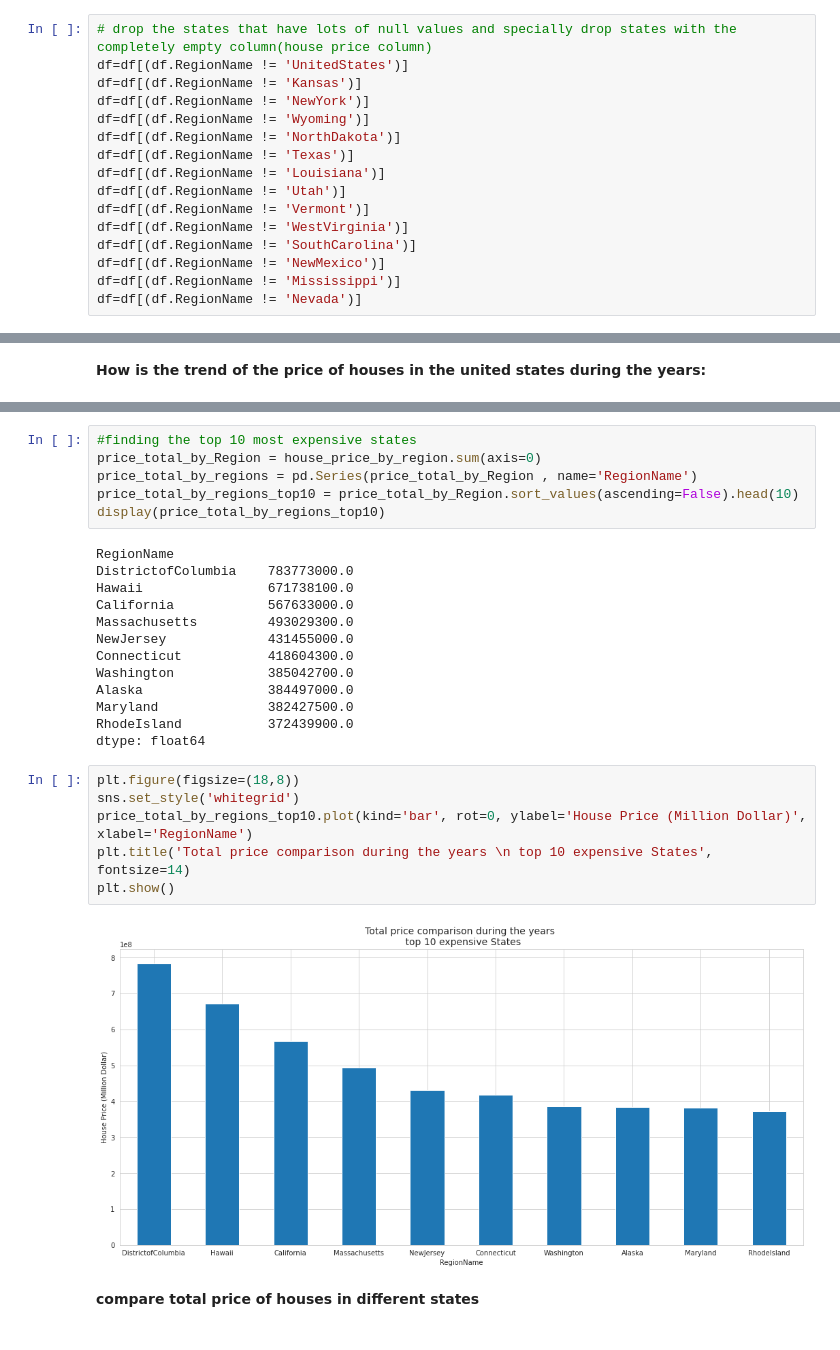
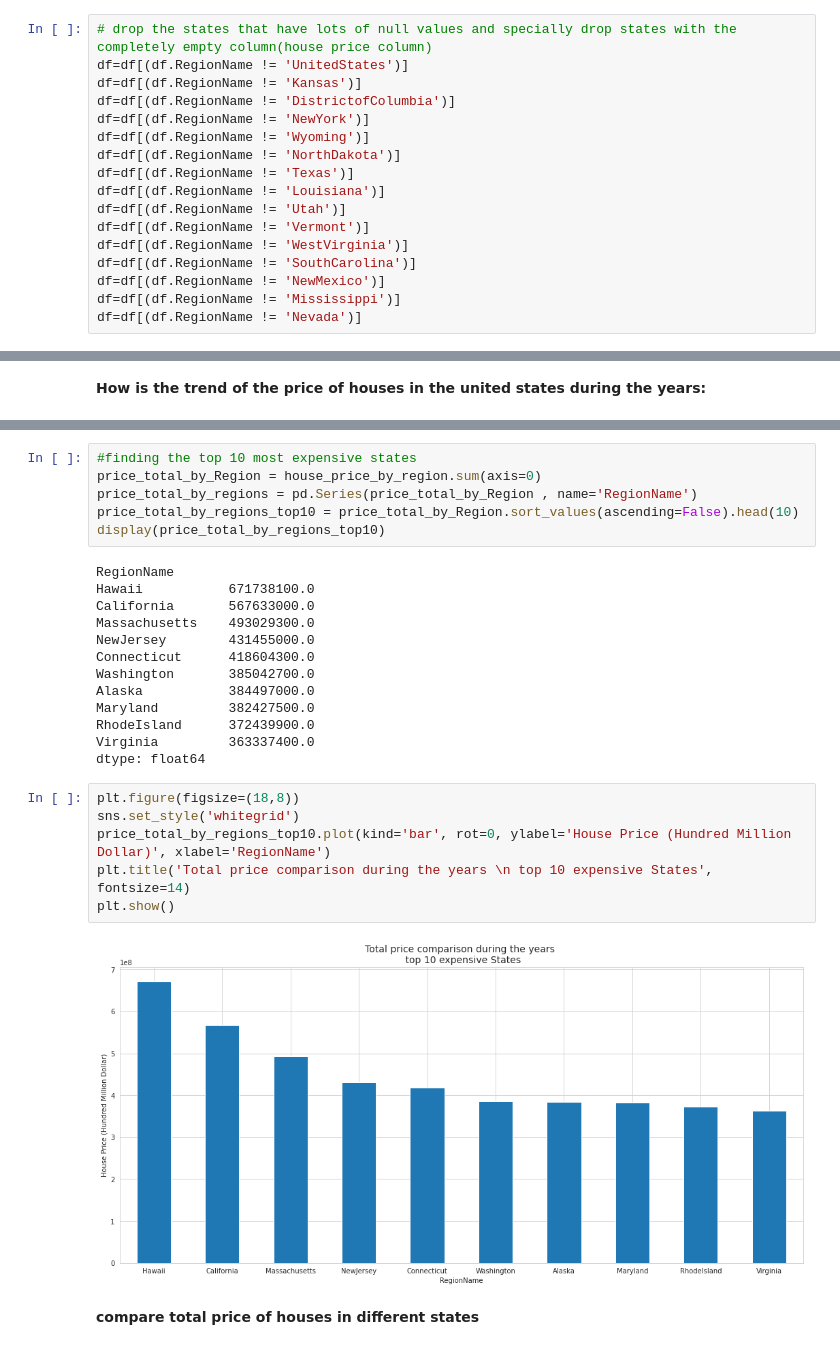
Before and after one commit to MaliheDahmardeh/state-house-price-analysis-SM, a Jupyter notebook: state-house-price-analysis.ipynb, the cells around one changed output, grey strips where cells are left out. Cells and saved outputs as stored; diff of their text form.

```diff
--- a/state-house-price-analysis.ipynb
+++ b/state-house-price-analysis.ipynb
@@ -176,6 +176,7 @@ a.groupby('RegionName').nunique()
 # drop the states that have lots of null values and specially drop states with the completely empty column(house price column)
 df=df[(df.RegionName != 'UnitedStates')]
 df=df[(df.RegionName != 'Kansas')]
+df=df[(df.RegionName != 'DistrictofColumbia')]
 df=df[(df.RegionName != 'NewYork')]
 df=df[(df.RegionName != 'Wyoming')]
 df=df[(df.RegionName != 'NorthDakota')]
@@ -700,25 +717,25 @@ price_total_by_regions_top10 = price_total_by_Region.sort_values(ascending=False
 display(price_total_by_regions_top10)
 # %% [output]
 RegionName
-DistrictofColumbia    783773000.0
-Hawaii                671738100.0
-California            567633000.0
-Massachusetts         493029300.0
-NewJersey             431455000.0
-Connecticut           418604300.0
-Washington            385042700.0
-Alaska                384497000.0
-Maryland              382427500.0
-RhodeIsland           372439900.0
+Hawaii           671738100.0
+California       567633000.0
+Massachusetts    493029300.0
+NewJersey        431455000.0
+Connecticut      418604300.0
+Washington       385042700.0
+Alaska           384497000.0
+Maryland         382427500.0
+RhodeIsland      372439900.0
+Virginia         363337400.0
 dtype: float64
 # %%
 plt.figure(figsize=(18,8))
 sns.set_style('whitegrid')
-price_total_by_regions_top10.plot(kind='bar', rot=0, ylabel='House Price (Million Dollar)', xlabel='RegionName')
+price_total_by_regions_top10.plot(kind='bar', rot=0, ylabel='House Price (Hundred Million Dollar)', xlabel='RegionName')
 plt.title('Total price comparison during the years \n top 10 expensive States', fontsize=14)
 plt.show()
 # %% [output]
-[figure, old version]
+[figure, new version]
 # %% [markdown]
 **compare total price of houses in different states**
 # %%
```
Also changed, not shown: parts of 35 cells of this notebook.
